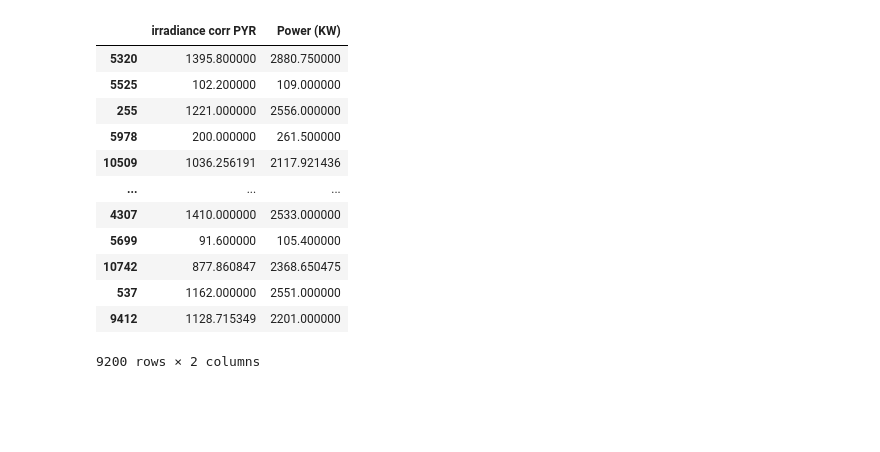
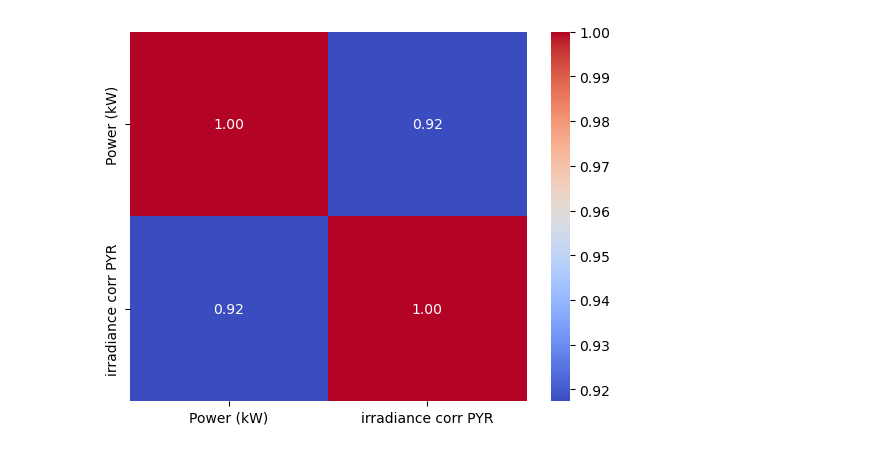
Before and after one commit to jtesotelo/Machine-Learning-Projects, a Jupyter notebook: classification_solar_inverter_failure/notebooks/Training_classificator_inverter_failure.ipynb, the cells around one changed output. Drawn from its saved outputs; the diff is of its cells as text; code cells hidden in the pictures; blank space fills up the shorter version.

```diff
--- a/classification_solar_inverter_failure/notebooks/Training_classificator_inverter_failure.ipynb
+++ b/classification_solar_inverter_failure/notebooks/Training_classificator_inverter_failure.ipynb
@@ -201,16 +150,0 @@ Index(['Power (KW)', 'irradiance corr PYR'], dtype='object')
-# %%
-# histograms - Seaborn
-
-sns.set(style="darkgrid")
-
-filas = 1
-cols = 2
-nombre_cols = dataset.columns[:-1]
-cont = 0
-
-fig, axs = plt.subplots(filas, cols, figsize=(12, 4))
-
-
-for k in range(cols):
-    sns.histplot(data=dataset[nombre_cols[cont]], ax=axs[k],kde=True)
-    cont+=1
@@ -349,16 +150,0 @@ dataset.head()
-# %%
-#HISTOGRAMA CON DISTRIBUCION GAUSSIANA
-
-sns.set(style="darkgrid")
-
-filas = 1
-cols = 2
-nombre_cols = dataset.columns[:-1]
-cont = 0
-
-fig, axs = plt.subplots(filas, cols, figsize=(15, 4))
-
-
-for k in range(cols):
-    sns.histplot(data=dataset[nombre_cols[cont]], ax=axs[k],kde=True)
-    cont+=1
@@ -702,16 +151,10 @@ Inverter Overtemperature / Wrong regulation setting       0.92      0.93      0.
-# %%
-X_train
-# %% [output]
-|  | irradiance corr PYR | Power (KW) |
-| 5320 | 1395.800000 | 2880.750000 |
-| 5525 | 102.200000 | 109.000000 |
-| 255 | 1221.000000 | 2556.000000 |
-| 5978 | 200.000000 | 261.500000 |
-| 10509 | 1036.256191 | 2117.921436 |
-| ... | ... | ... |
-| 4307 | 1410.000000 | 2533.000000 |
-| 5699 | 91.600000 | 105.400000 |
-| 10742 | 877.860847 | 2368.650475 |
-| 537 | 1162.000000 | 2551.000000 |
-| 9412 | 1128.715349 | 2201.000000 |
-9200 rows × 2 columns
+# %%
+#Correlation
+
+pd.set_option('display.precision', 2)
+
+corr = df_filter.corr(method="pearson")
+sns.heatmap(corr, annot=True, fmt=".2f", cmap="coolwarm")
+plt.show()
+# %% [output]
+[figure, added]
```
Also changed, not shown: parts of 106 cells of this notebook, 6 other files.
